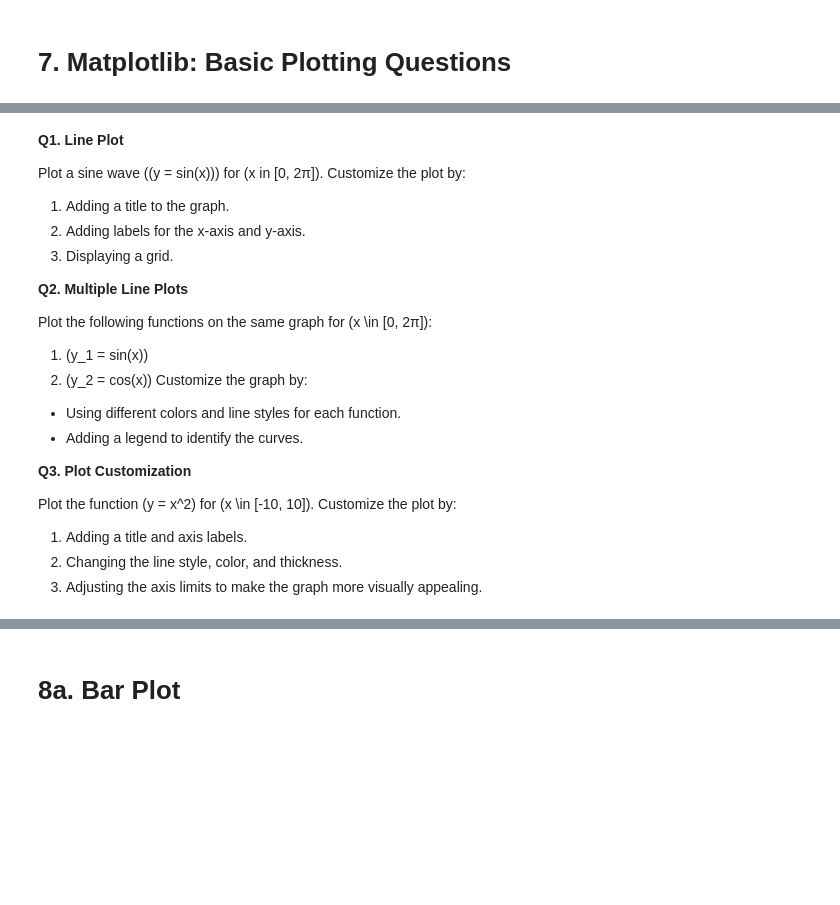
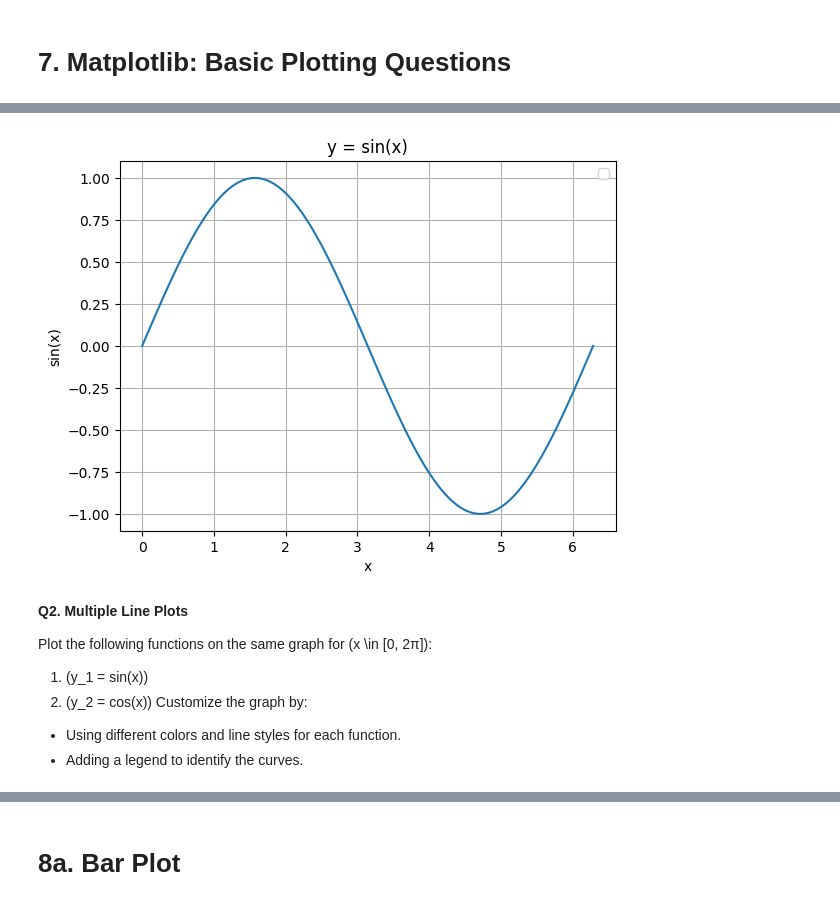
Before and after one commit to Diver202/PSDV, a Jupyter notebook: Lab2/Lab2_Pandas_Matplotlib.ipynb, the cells around one changed output, grey strips where cells are left out. Drawn from its saved outputs; the diff is of its cells as text; code cells hidden in the pictures; blank space fills up the shorter version.

```diff
--- a/Lab2/Lab2_Pandas_Matplotlib.ipynb
+++ b/Lab2/Lab2_Pandas_Matplotlib.ipynb
@@ -769,12 +771,16 @@ Name: species, dtype: int64
+# %%
+angles = np.linspace(0, 2 * np.pi, 100)
+sines = np.sin(angles)
+plt.plot(angles,sines)
+plt.xlabel("x")
+plt.ylabel("sin(x)")
+plt.title("y = sin(x)")
+plt.legend()
+plt.grid()
+plt.show()
+# %% [output]
+[figure, added]
 # %% [markdown]
-**Q1. Line Plot**
-
-Plot a sine wave (\(y = sin(x)\)) for \(x in [0, 2π]\). Customize the plot by:
-1. Adding a title to the graph.
-2. Adding labels for the x-axis and y-axis.
-3. Displaying a grid.
-
-
 **Q2. Multiple Line Plots**
 
 Plot the following functions on the same graph for \(x \in [0, 2π]\):
@@ -783,12 +789,3 @@ Plot the following functions on the same graph for \(x \in [0, 2π]\):
 Customize the graph by:
 - Using different colors and line styles for each function.
 - Adding a legend to identify the curves.
-
-
-
-**Q3. Plot Customization**
-
-Plot the function \(y = x^2\) for \(x \in [-10, 10]\). Customize the plot by:
-1. Adding a title and axis labels.
-2. Changing the line style, color, and thickness.
-3. Adjusting the axis limits to make the graph more visually appealing.
```
Also changed, not shown: parts of 11 cells of this notebook.
